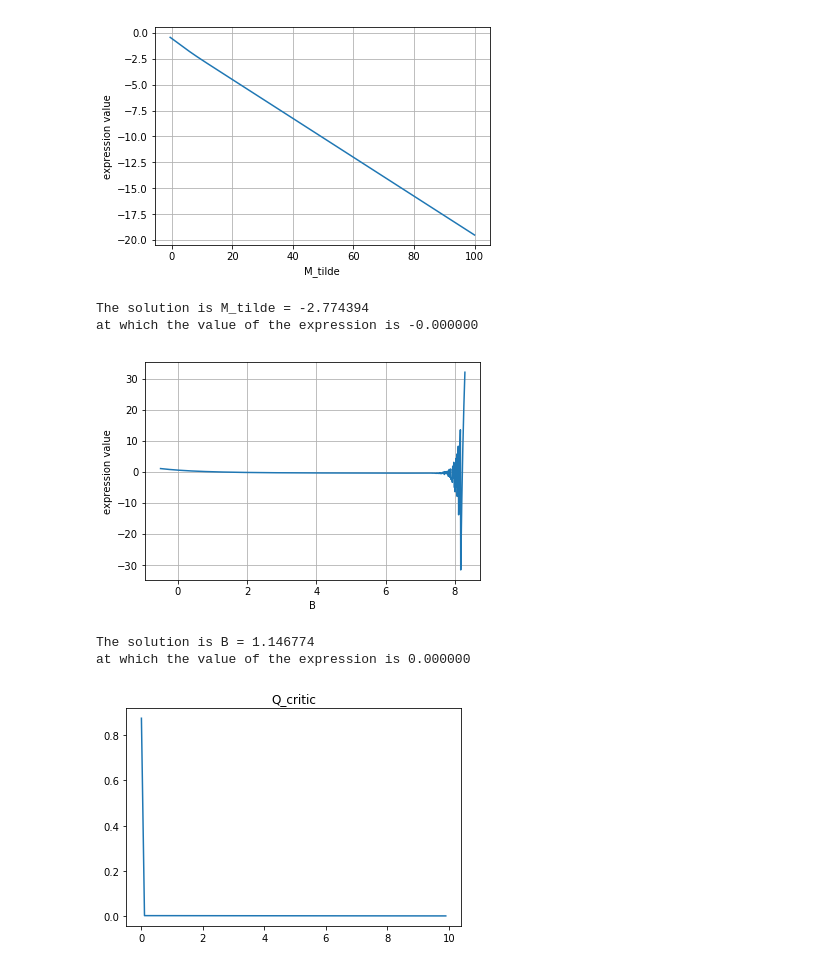
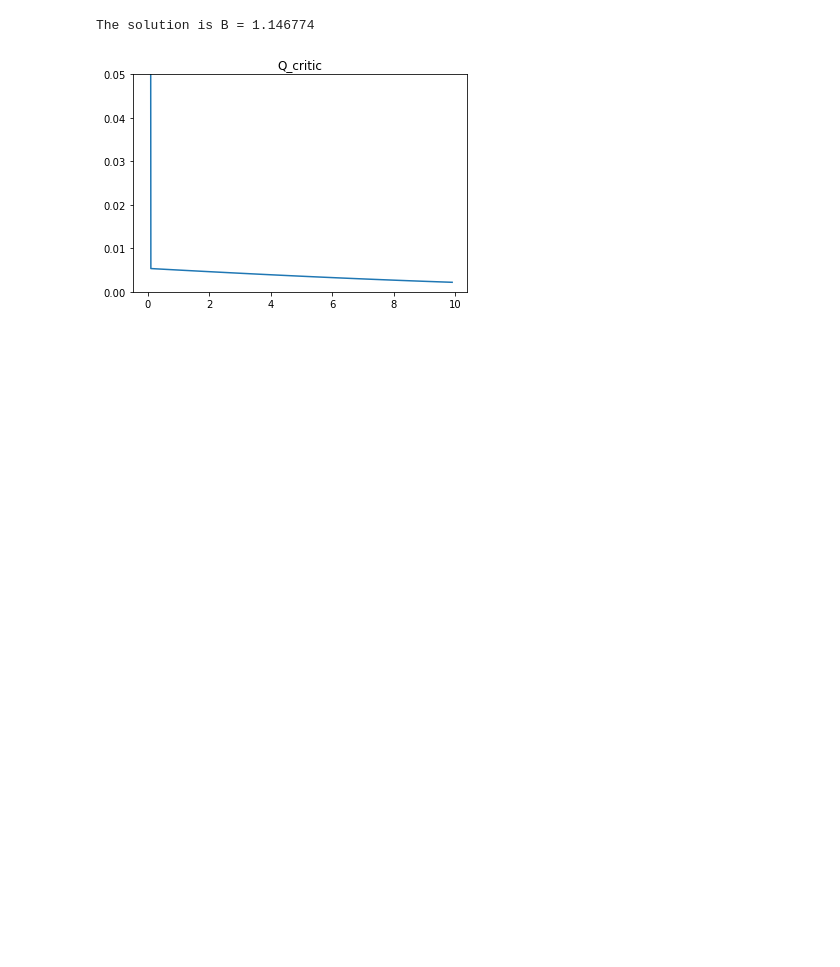
Before and after one commit to jlamweil/cortex-connect, a Jupyter notebook: replica-cavity.ipynb, the cells around one changed output. Drawn from its saved outputs; the diff is of its cells as text; code cells hidden in the pictures; blank space fills up the shorter version.

```diff
--- a/replica-cavity.ipynb
+++ b/replica-cavity.ipynb
@@ -13,27 +14,26 @@ theta = 0.6
 
 
 
+w_mean = theta/f
+
 def Q_critic(list_x,f,theta,kappa_tilde): #x=w/w_mean
-
-    w_mean = theta/f
-
 
     #--------------get B----------------------
     #1- Get M_tilde via Eq. (22)
-    def p(eps):
+    def p(eps): #returns f if eps = 1, and 1-f if eps = -1
         return f*eps + (1-eps)/2
     func = lambda x: np.sum([p(eps) * eps * (G(-kappa_tilde + eps*f*x) - (-kappa_tilde + eps*f*x)*H(-kappa_tilde + eps*f*x))  for eps in [-1,1]])
     M_tilde_initial_guess = 0.5
     M_tilde = fsolve(func, M_tilde_initial_guess)
     # Plot it
-    absc = np.linspace(-0.5, 100, 10000)
-    plt.plot(absc, [func(el) for el in absc])
-    plt.xlabel("M_tilde")
-    plt.ylabel("expression value")
-    plt.grid()
-    plt.show()
-    print("The solution is M_tilde = %f" % M_tilde)
-    print("at which the value of the expression is %f" % func(M_tilde))
+#     absc = np.linspace(-0.5, 100, 10000)
+#     plt.plot(absc, [func(el) for el in absc])
+#     plt.xlabel("M_tilde")
+#     plt.ylabel("expression value")
+#     plt.grid()
+#     plt.show()
+#     print("The solution is M_tilde = %f" % M_tilde)
+#     print("at which the value of the expression is %f" % func(M_tilde))
 
     #2- Get tau_eps via Eq. (15)
     def tau(eps):
@@ -46,14 +46,14 @@ def Q_critic(list_x,f,theta,kappa_tilde): #x=w/w_mean
     B_initial_guess = 0.5
     B = fsolve(func, B_initial_guess)
     # Plot it
-    absc = np.linspace(-0.5, 100, 10000)
-    plt.plot(x, [func(el) for el in absc])
-    plt.xlabel("B")
-    plt.ylabel("expression value")
-    plt.grid()
-    plt.show()
+#     absc = np.linspace(-0.5, 100, 10000)
+#     plt.plot(absc, [func(el) for el in absc])
+#     plt.xlabel("B")
+#     plt.ylabel("expression value")
+#     plt.grid()
+#     plt.show()
     print("The solution is B = %f" % B)
-    print("at which the value of the expression is %f" % func(B))
+#     print("at which the value of the expression is %f" % func(B))
 
     #-----------------------------------------
 
@@ -83,14 +83,10 @@ def Q_non_critic(alpha,list_x):
 # %%
 list_w = [i/10 for i in range(100)]
 plt.plot(list_w,Q_critic(list_w,f,theta,kappa_tilde) )
 plt.title('Q_critic')
+plt.ylim(0,0.05)
 plt.show()
 # %% [output]
+The solution is B = 1.146774
-[figure, old version]
+[figure, new version]
-The solution is M_tilde = -2.774394
-at which the value of the expression is -0.000000
-[figure, removed]
-The solution is B = 1.146774
-at which the value of the expression is 0.000000
-[figure, removed]
 # %%
```
Also changed, not shown: parts of 7 cells of this notebook.
